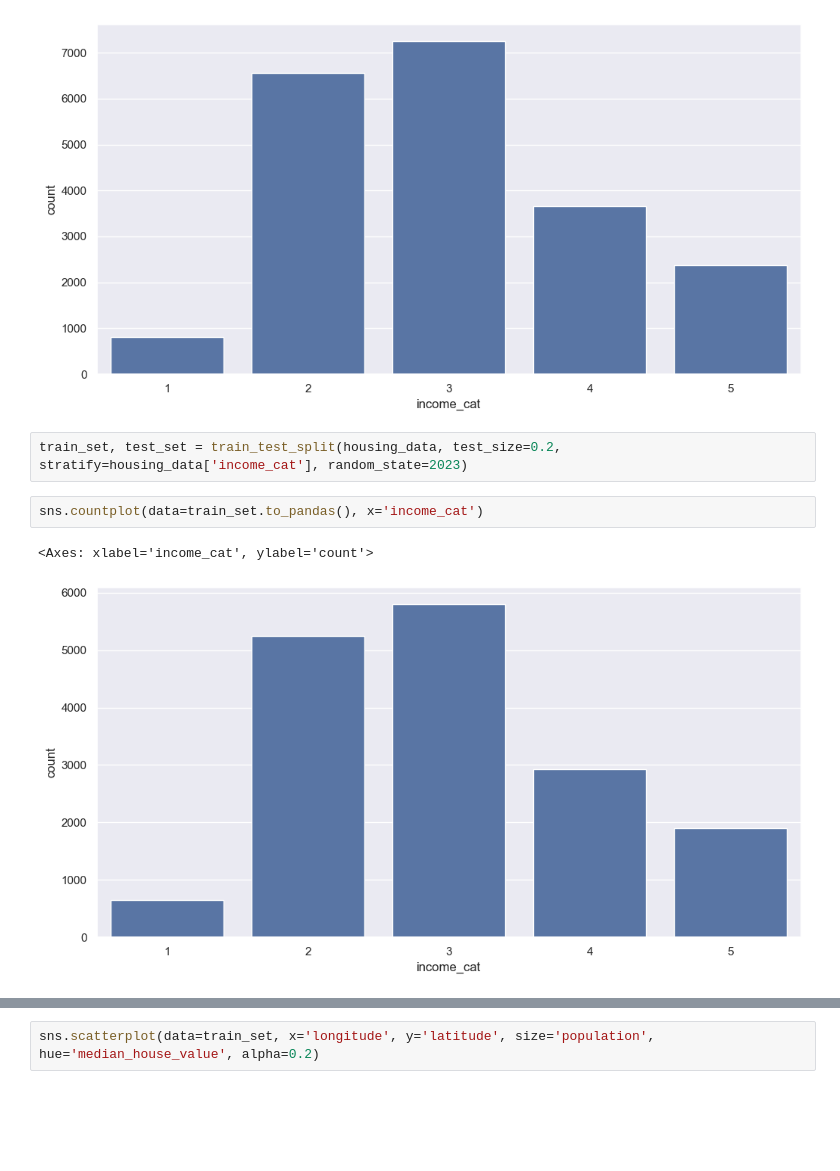
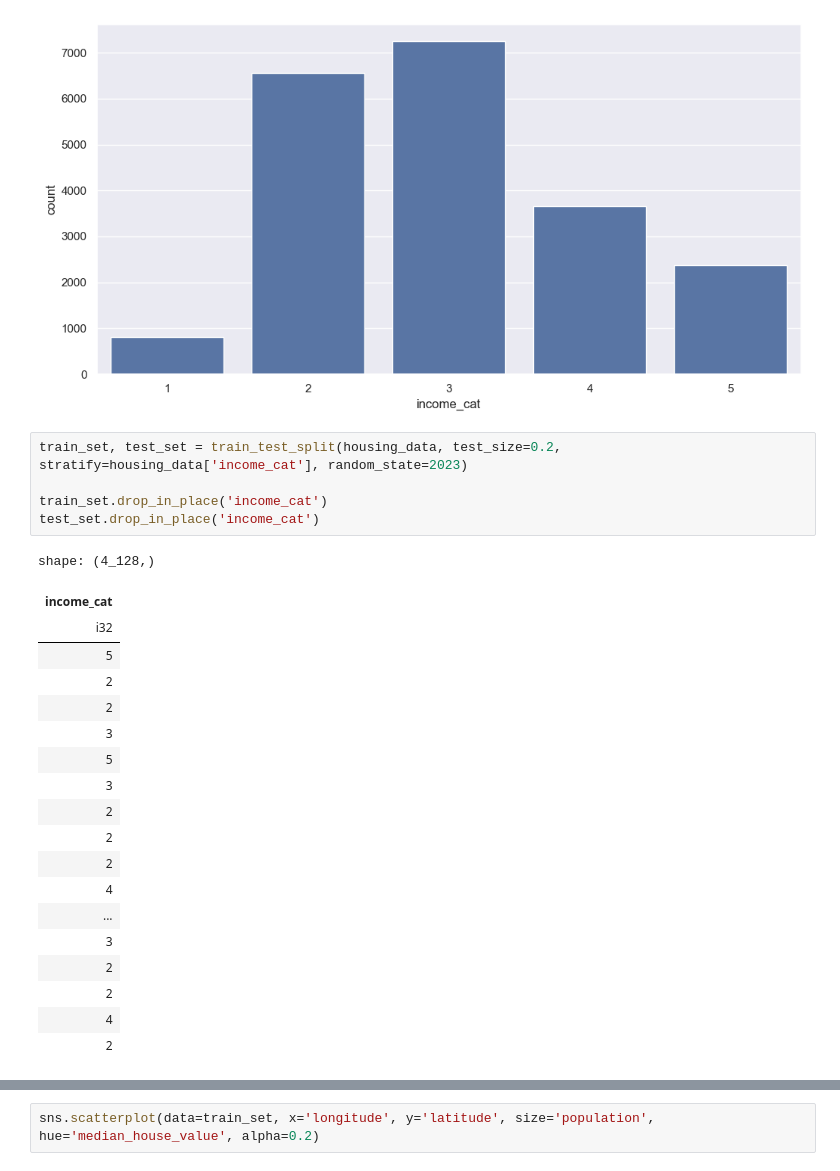
Before and after one commit to karl-sparks/ks-portfolio, a Jupyter notebook: HOML_practice_notebooks/Chapter 2 - End-to-end ML project.ipynb, the cells around one changed output, grey strips where cells are left out. Cells and saved outputs as stored; diff of their text form; blank space fills up the shorter version.

```diff
--- a/HOML_practice_notebooks/Chapter 2 - End-to-end ML project.ipynb
+++ b/HOML_practice_notebooks/Chapter 2 - End-to-end ML project.ipynb
@@ -73,8 +77,26 @@ sns.countplot(data=housing_data.to_pandas(), x='income_cat')
 [figure]
 # %%
 train_set, test_set = train_test_split(housing_data, test_size=0.2, stratify=housing_data['income_cat'], random_state=2023)
+
+train_set.drop_in_place('income_cat')
+test_set.drop_in_place('income_cat')
+# %% [output]
+shape: (4_128,)
+| income_cat |
+| i32 |
+| 5 |
+| 2 |
+| 2 |
+| 3 |
+| 5 |
+| 3 |
+| 2 |
+| 2 |
+| 2 |
+| 4 |
+| ... |
+| 3 |
+| 2 |
+| 2 |
+| 4 |
+| 2 |
-# %%
-sns.countplot(data=train_set.to_pandas(), x='income_cat')
-# %% [output]
-<Axes: xlabel='income_cat', ylabel='count'>
-[figure, removed]
```
Also changed, not shown: parts of 8 cells of this notebook.
